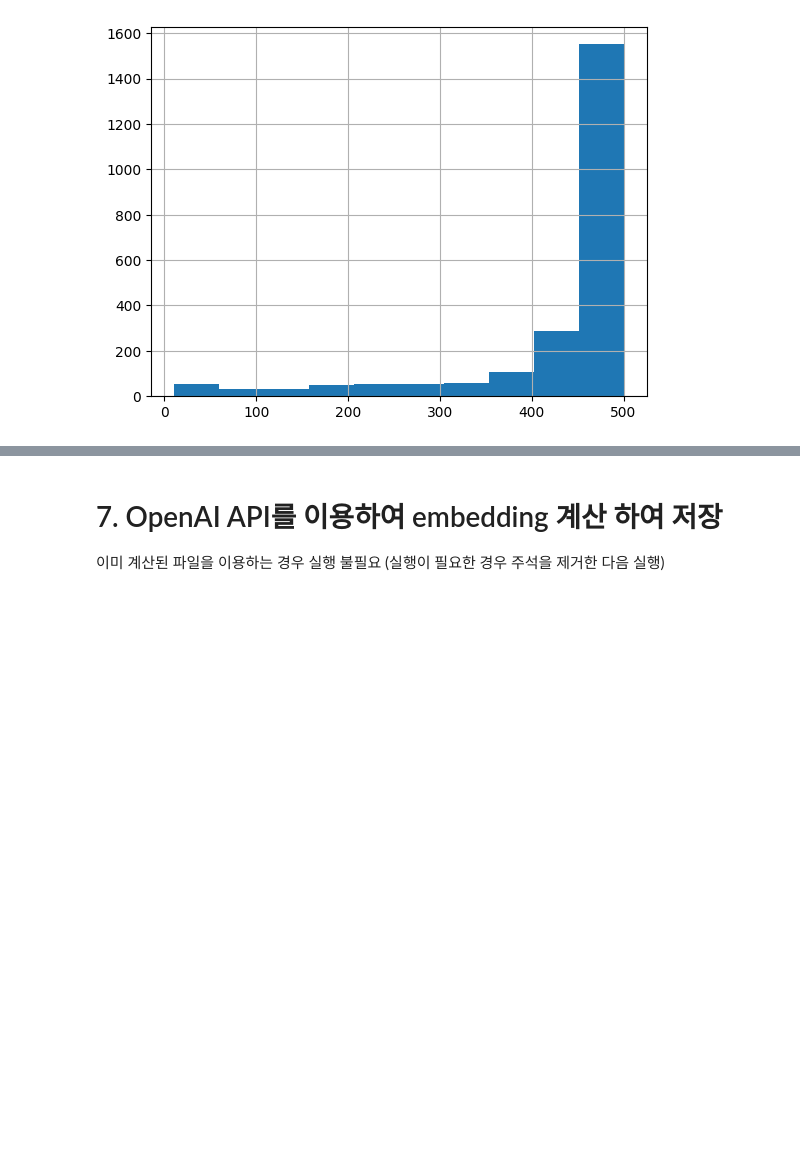
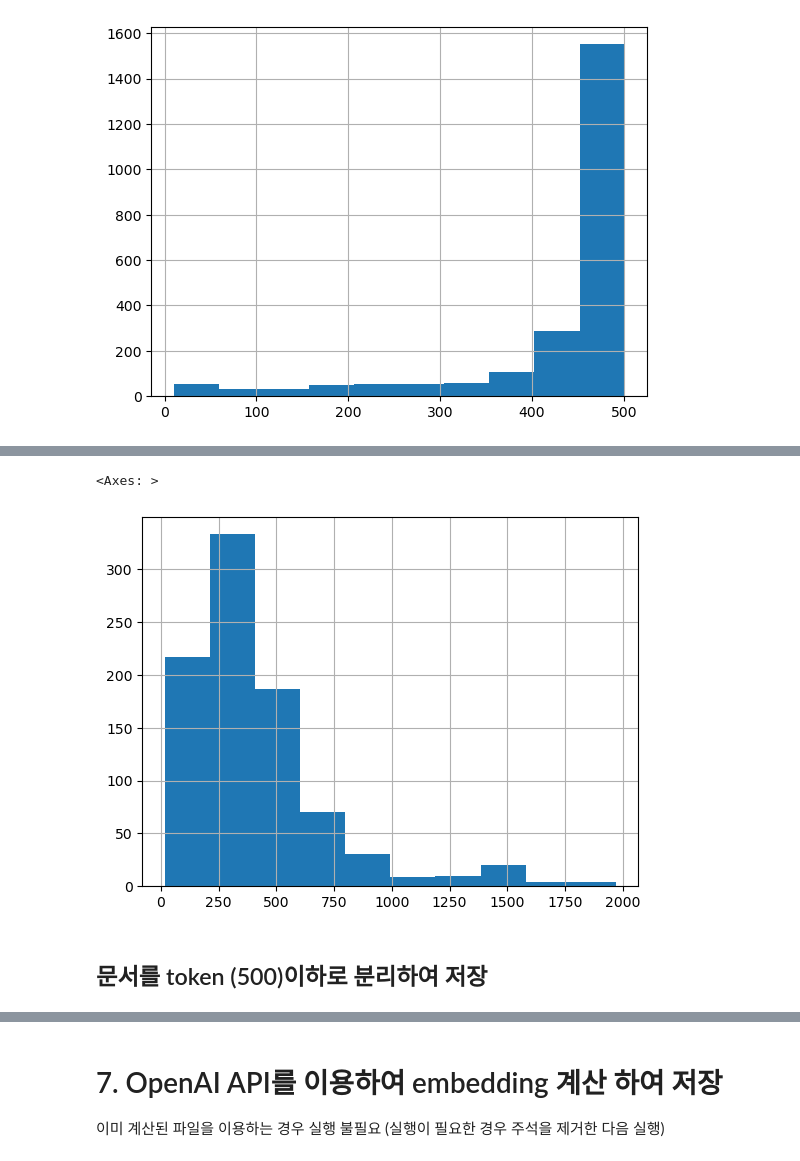
Before and after one commit to kimwooglae/openai-cookbook, a Jupyter notebook: apps/web-crawl-q-and-a/web-qa.ipynb, the cells around one changed output, grey strips where cells are left out. Drawn from its saved outputs; the diff is of its cells as text; code cells hidden in the pictures; blank space fills up the shorter version.

```diff
--- a/apps/web-crawl-q-and-a/web-qa.ipynb
+++ b/apps/web-crawl-q-and-a/web-qa.ipynb
@@ -441,0 +582,3 @@ df_en.n_tokens.hist()
+# %%
+df_after_cleaning_ko=pd.read_csv('processed/after_cleaning_ko.csv', index_col=0)
+df_after_cleaning_ko.head()
@@ -441,0 +592,9 @@ df_en.n_tokens.hist()
+# %%
+df_after_cleaning_ko = pd.DataFrame(df_after_cleaning_ko, columns = ['text'])
+df_after_cleaning_ko['n_tokens'] = df_after_cleaning_ko.text.apply(lambda x: len(tokenizer.encode(x)))
+df_after_cleaning_ko.n_tokens.hist()
+# %% [output]
+<Axes: >
+[figure, added]
+# %% [markdown]
+## 문서를 token (500)이하로 분리하여 저장
```
Also changed, not shown: parts of 86 cells of this notebook, 7 other files.
